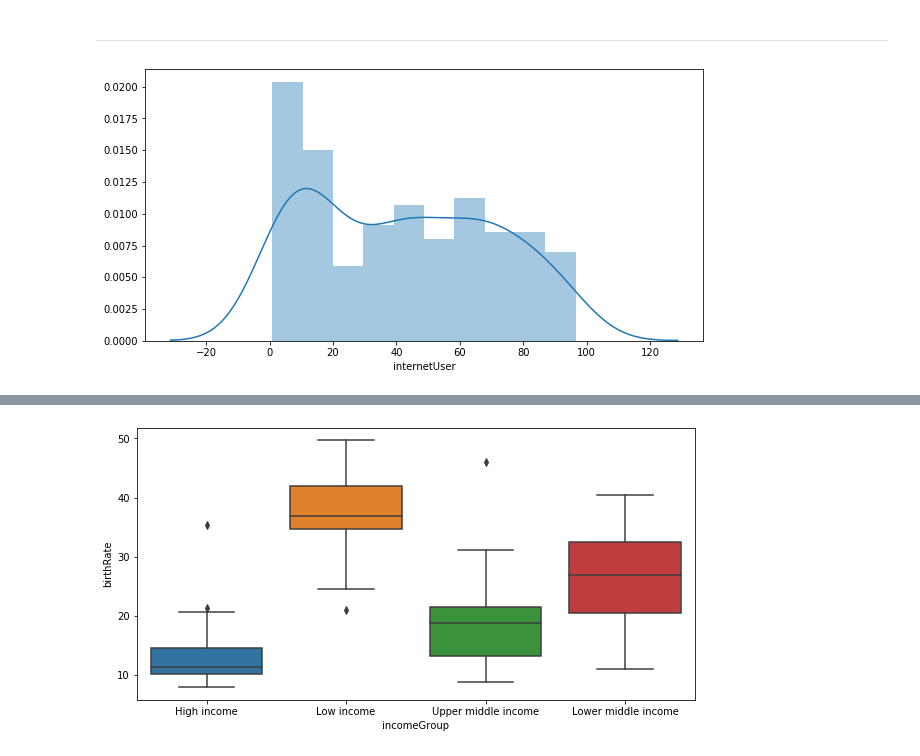
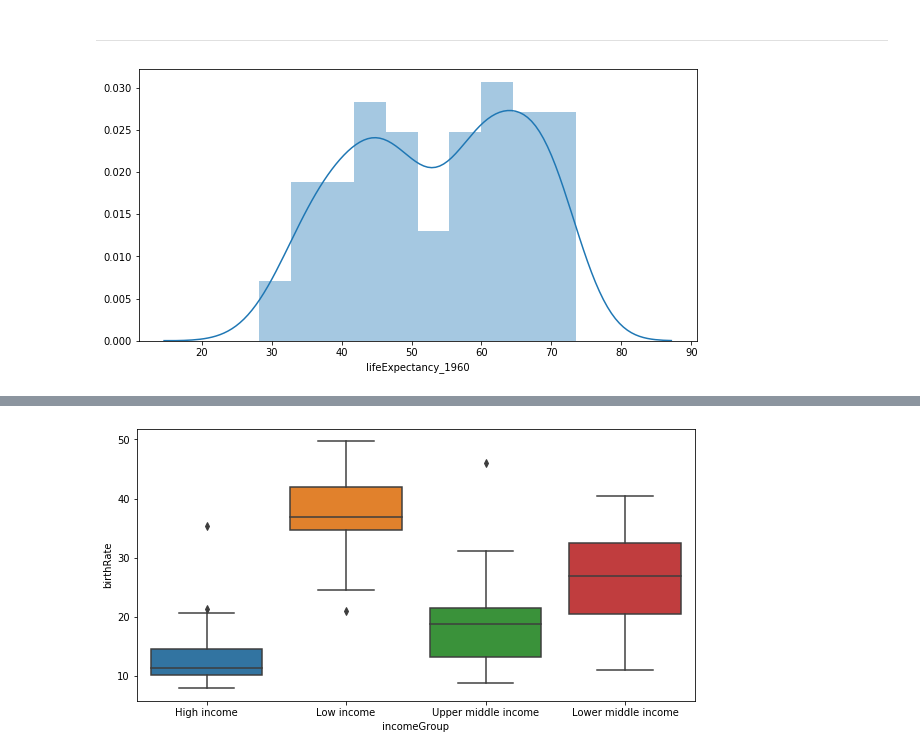
Before and after one commit to karuproy/Portfolio_Project, a Jupyter notebook: _Python_Projects_/LifeExpectancy_regressionAnalysis.ipynb, the cells around one changed output, grey strips where cells are left out. Cells and saved outputs as stored; diff of their text form; code cells hidden in the pictures.

```diff
--- a/_Python_Projects_/LifeExpectancy_regressionAnalysis.ipynb
+++ b/_Python_Projects_/LifeExpectancy_regressionAnalysis.ipynb
@@ -159,6 +159,6 @@ df2.head(2)
 # %%
 # Histgram:
 
-vis1 = sns.distplot(stats['internetUser'], bins=10)
+histogram1 = sns.distplot(df2['lifeExpectancy_1960'], bins=10)
 # %% [output]
-[figure, old version]
+[figure, new version]
```
Also changed, not shown: parts of 5 cells of this notebook, 1 other file.
